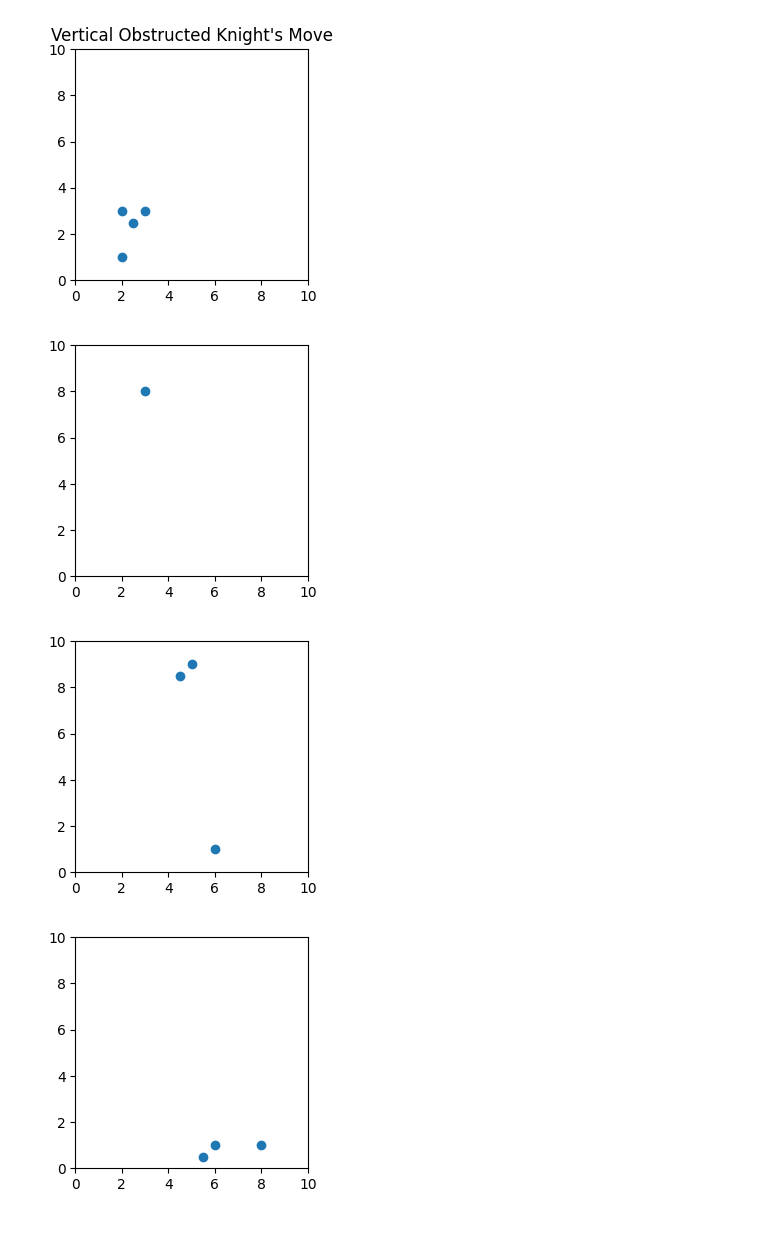
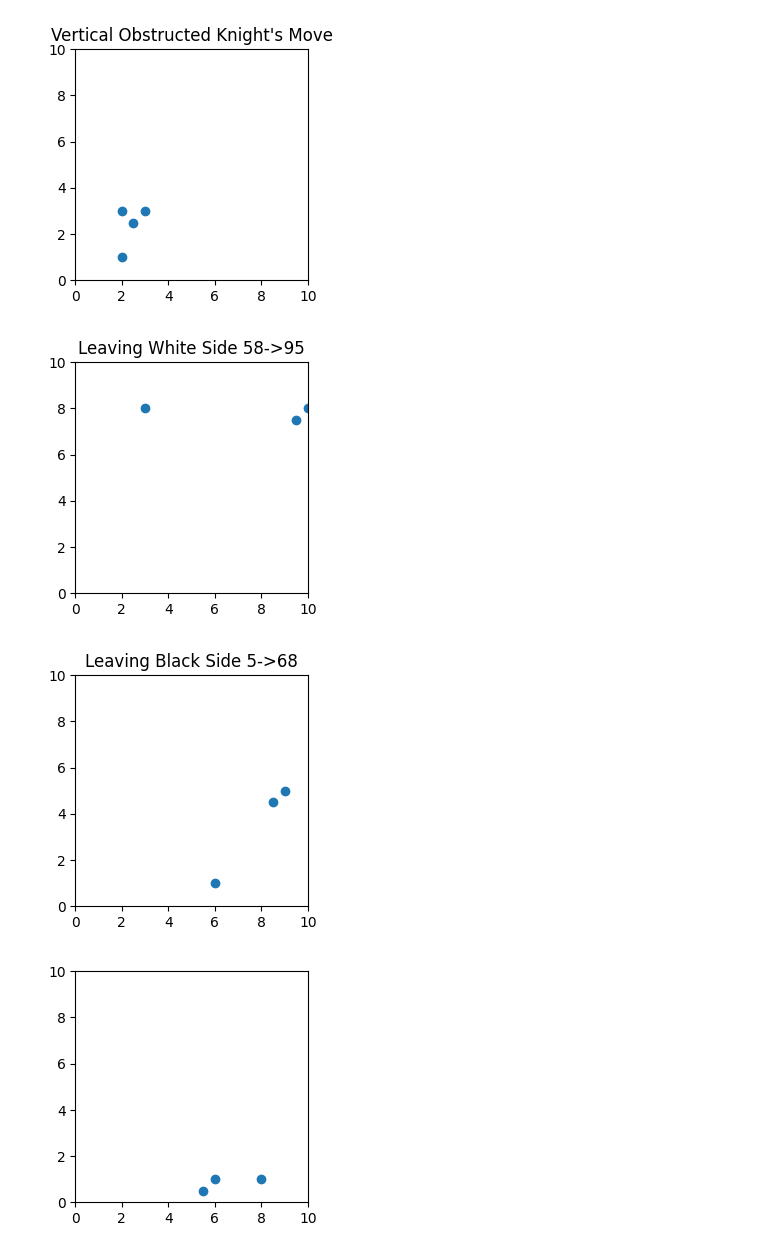
Before and after one commit to Therinzine/arc-wizard-chess, a Jupyter notebook: Fall 2023/PathPlanning/testing.ipynb, the cells around one changed output. Cells and saved outputs as stored; diff of their text form; code cells hidden in the pictures.

```diff
--- a/Fall 2023/PathPlanning/testing.ipynb
+++ b/Fall 2023/PathPlanning/testing.ipynb
@@ -51,20 +51,20 @@ plot_paths([Path('', listOfPoints)], "Vertical Obstructed Knight's Move")
 # %%
 #Leaving Piece Code:
 
 #Leave, exit white side
-end_square = 96
+end_square = 79
 start_square = 58
 listOfPoints = planner.single_path(start_square, end_square, "LEAVE")
-plot_paths([Path('', listOfPoints)])
+plot_paths([Path('', listOfPoints)], "Leaving White Side 58->95")
 
 #Leave, exit black side
 end_square = 68
 start_square = 5
 listOfPoints = planner.single_path(start_square, end_square, "LEAVE")
-plot_paths([Path('', listOfPoints)])
+plot_paths([Path('', listOfPoints)], "Leaving Black Side 5->68")
 # %% [output]
-[figure, old version]
+[figure, new version]
-[figure, old version]
+[figure, new version]
 # %%
 #Castling Test:
 
```
Also changed, not shown: parts of 1 cell of this notebook, 1 other file.
